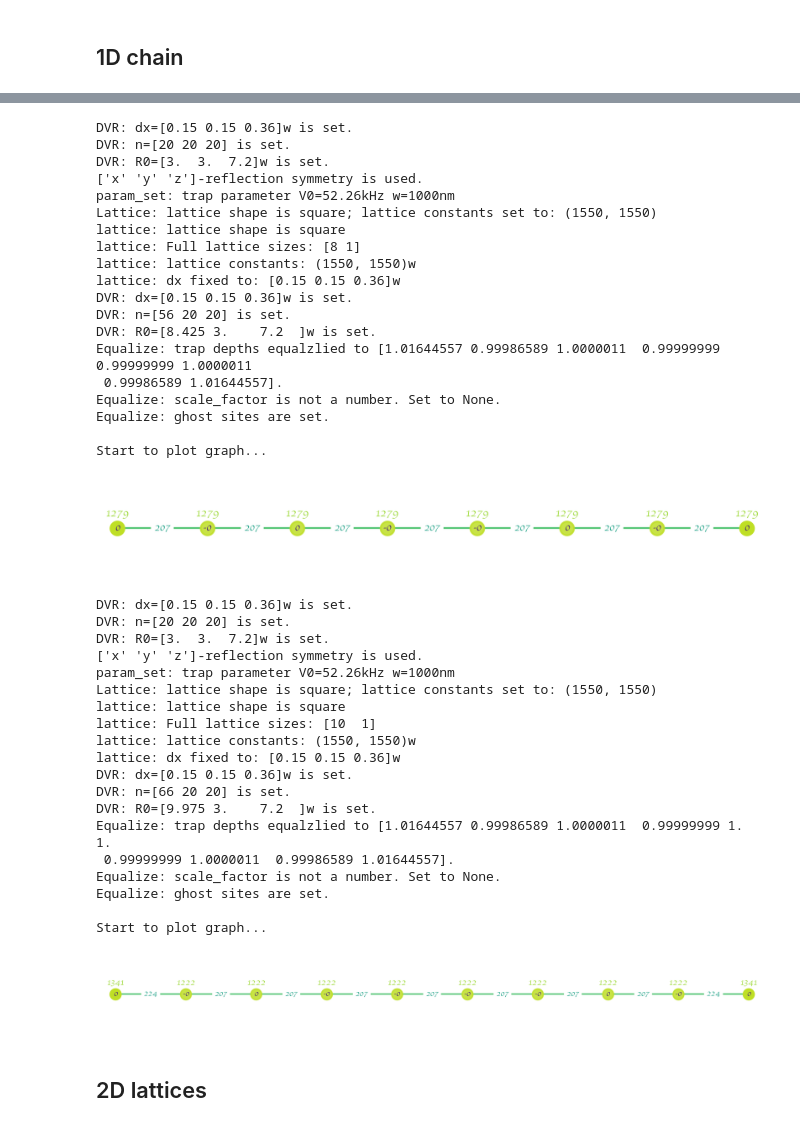
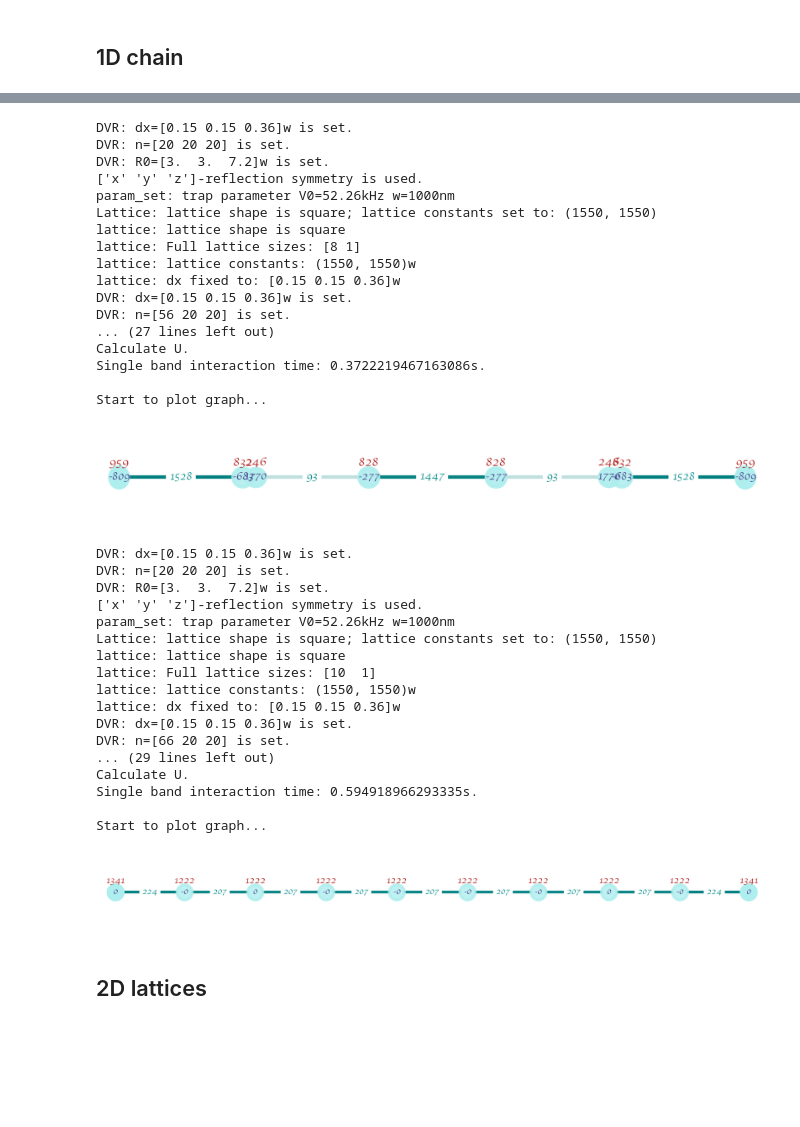
Before and after one commit to htwei17/HubbardTweezer, a Jupyter notebook: HubbardTweezer/src/figures.ipynb, the cells around one changed output, grey strips where cells are left out. Saved outputs shown, nothing was run; the diff lists cells and outputs as text; code cells hidden in the pictures; blank space fills up the shorter version.

```diff
--- a/HubbardTweezer/src/figures.ipynb
+++ b/HubbardTweezer/src/figures.ipynb
@@ -418,41 +420,45 @@ G = HubbardGraph(N,
                  trap=(52.26, 1000),
                  lc=(1550,),
                  ascatt=1770,
                  laser=780,
                  band=1,
                  sparse=True,
                  shape=shape,
                  waist=w,
                  equalize=False,
                  eqtarget=eqt,
                  eqmethod=meth,
                  symmetry=True,
                  verbosity=3)
 
 fn = f'../output/{d}D_{L}x{Ly}_{shape}_{w}_{eqt}_{meth}.ini'
-G.U, G.A = read_Hubbard(fn)
-G.draw_graph(A=G.A, U=G.U)
+report = rep.get_report(fn)
+G.Voff = rep.a(report, "Trap_Adjustments", "V_offset")
+G.trap_centers = rep.a(report, "Trap_Adjustments", "trap_centers")
+G.waists = rep.a(report, "Trap_Adjustments", "waist_factors")
+
+eig_sol = G.eigen_basis()
+G.A, G.U, __ = G.singleband_Hubbard(u=True, eig_sol=eig_sol)
+G.draw_graph(nnn=False, A=G.A, U=G.U)
 # %% [output]
 DVR: dx=[0.15 0.15 0.36]w is set.
 DVR: n=[20 20 20] is set.
 DVR: R0=[3.  3.  7.2]w is set.
 ['x' 'y' 'z']-reflection symmetry is used.
 param_set: trap parameter V0=52.26kHz w=1000nm
 Lattice: lattice shape is square; lattice constants set to: (1550, 1550)
 lattice: lattice shape is square
 lattice: Full lattice sizes: [8 1]
 lattice: lattice constants: (1550, 1550)w
 lattice: dx fixed to: [0.15 0.15 0.36]w
 DVR: dx=[0.15 0.15 0.36]w is set.
 DVR: n=[56 20 20] is set.
-DVR: R0=[8.425 3.    7.2  ]w is set.
-Equalize: trap depths equalzlied to [1.01644557 0.99986589 1.0000011  0.99999999 0.99999999 1.0000011
- 0.99986589 1.01644557].
-Equalize: scale_factor is not a number. Set to None.
-Equalize: ghost sites are set.
+... (27 lines left out)
+Calculate U.
+Single band interaction time: 0.3722219467163086s.
 
 Start to plot graph...
-[figure, old version]
+[figure, new version]
 # %%
 from Hubbard.plot import *
 import numpy as np
@@ -485,8 +491,14 @@ G = HubbardGraph(N,
                  verbosity=3)
 
 fn = f'../output/ghost/{d}D_{L}x{Ly}_{shape}_{w}_{eqt}_{meth}.ini'
-G.U, G.A = read_Hubbard(fn)
-G.draw_graph(A=G.A, U=G.U)
+report = rep.get_report(fn)
+G.Voff = rep.a(report, "Trap_Adjustments", "V_offset")
+G.trap_centers = rep.a(report, "Trap_Adjustments", "trap_centers")
+G.waists = rep.a(report, "Trap_Adjustments", "waist_factors")
+
+eig_sol = G.eigen_basis()
+G.A, G.U, __ = G.singleband_Hubbard(u=True, eig_sol=eig_sol)
+G.draw_graph(nnn=False, A=G.A, U=G.U)
 # %% [output]
 DVR: dx=[0.15 0.15 0.36]w is set.
 DVR: n=[20 20 20] is set.
@@ -500,14 +512,12 @@ lattice: lattice constants: (1550, 1550)w
 lattice: dx fixed to: [0.15 0.15 0.36]w
 DVR: dx=[0.15 0.15 0.36]w is set.
 DVR: n=[66 20 20] is set.
-DVR: R0=[9.975 3.    7.2  ]w is set.
-Equalize: trap depths equalzlied to [1.01644557 0.99986589 1.0000011  0.99999999 1.         1.
- 0.99999999 1.0000011  0.99986589 1.01644557].
-Equalize: scale_factor is not a number. Set to None.
-Equalize: ghost sites are set.
+... (29 lines left out)
+Calculate U.
+Single band interaction time: 0.594918966293335s.
 
 Start to plot graph...
-[figure, old version]
+[figure, new version]
 # %% [markdown]
 ## 2D lattices
 # %%
```
Also changed, not shown: parts of 4 cells of this notebook, 2 other files.
